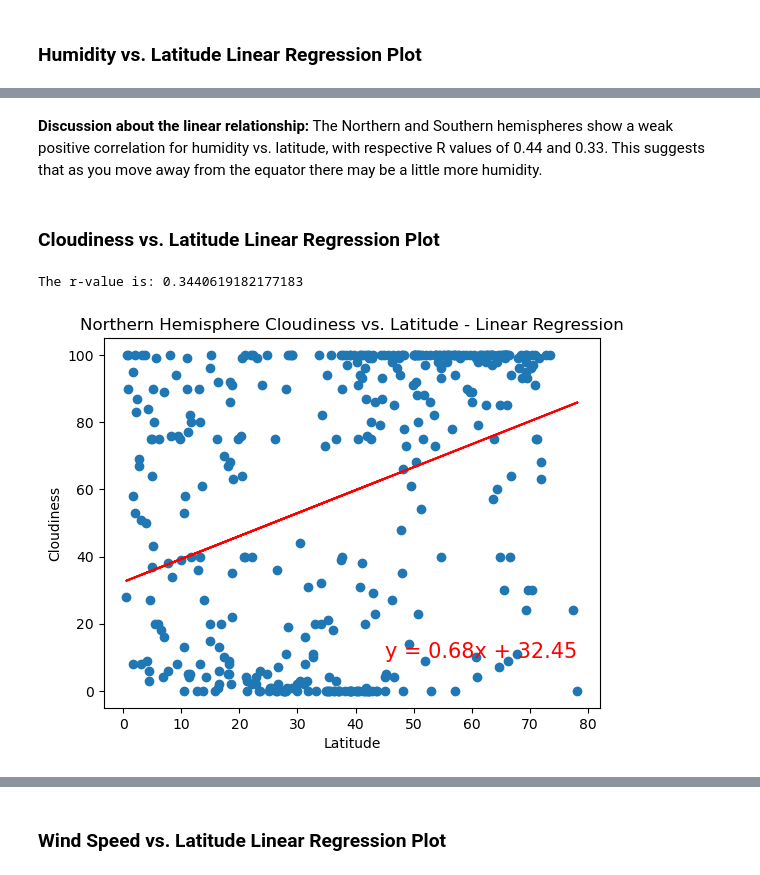
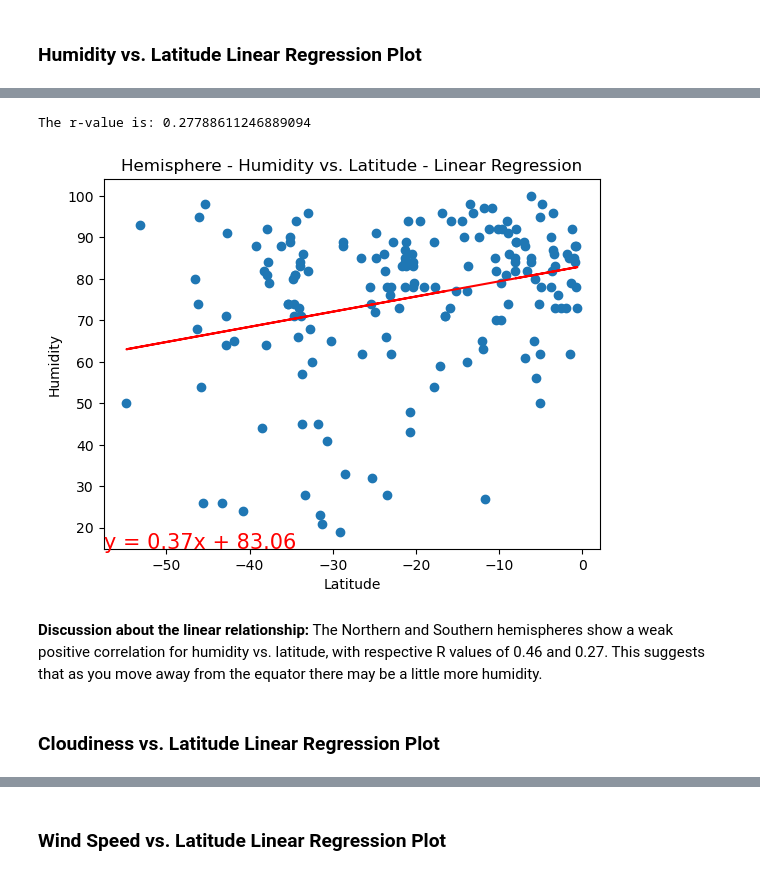
Before and after one commit to drainlm/python-api-challenge, a Jupyter notebook: homework/WeatherPy.ipynb, the cells around one changed output, grey strips where cells are left out. Drawn from its saved outputs; the diff is of its cells as text; code cells hidden in the pictures.

```diff
--- a/homework/WeatherPy.ipynb
+++ b/homework/WeatherPy.ipynb
@@ -430,33 +354,10 @@ The r-value is: 0.3333649455829096
+# %%
+# Southern Hemisphere Humidity vs. Latitude Linear Regression Plot
+linear_regression_plot(southern_hemi_df, 'Lat', 'Humidity')
+# %% [output]
+The r-value is: 0.27788611246889094
+[figure, added]
 # %% [markdown]
-**Discussion about the linear relationship:** The Northern and Southern hemispheres show a weak positive correlation for humidity vs. latitude, with respective R values of 0.44 and 0.33. This suggests that as you move away from the equator there may be a little more humidity.
+**Discussion about the linear relationship:** The Northern and Southern hemispheres show a weak positive correlation for humidity vs. latitude, with respective R values of 0.46 and 0.27. This suggests that as you move away from the equator there may be a little more humidity.
 # %% [markdown]
 ### Cloudiness vs. Latitude Linear Regression Plot
-# %%
-# Northern Hemisphere Cloudiness vs. Latitude Linear Regression Plot
-# Define x and y values
-x_values = northern_hemi_df["Lat"]
-y_values = northern_hemi_df["Cloudiness"]
-
-# Perform linear regression
-(slope, intercept, rvalue, pvalue, stderr) = linregress(x_values, y_values)
-regress_values = x_values * slope + intercept
-line_eq = "y = " + str(round(slope,2)) + "x + " + str(round(intercept,2))
-
-# Create plot
-plt.scatter(x_values, y_values)
-plt.plot(x_values, regress_values, "r-")
-plt.annotate(line_eq, (45, 10), fontsize=15, color="red")
-
-# Incorporate graph properties
-plt.title("Northern Hemisphere Cloudiness vs. Latitude - Linear Regression")
-plt.xlabel("Latitude")
-plt.ylabel("Cloudiness")
-
-#Print the R Value
-print(f"The r-value is: {rvalue}")
-
-# Show plot
-plt.show()
-# %% [output]
-The r-value is: 0.3440619182177183
-[figure, removed]
```
Also changed, not shown: parts of 30 cells of this notebook, 6 other files.
